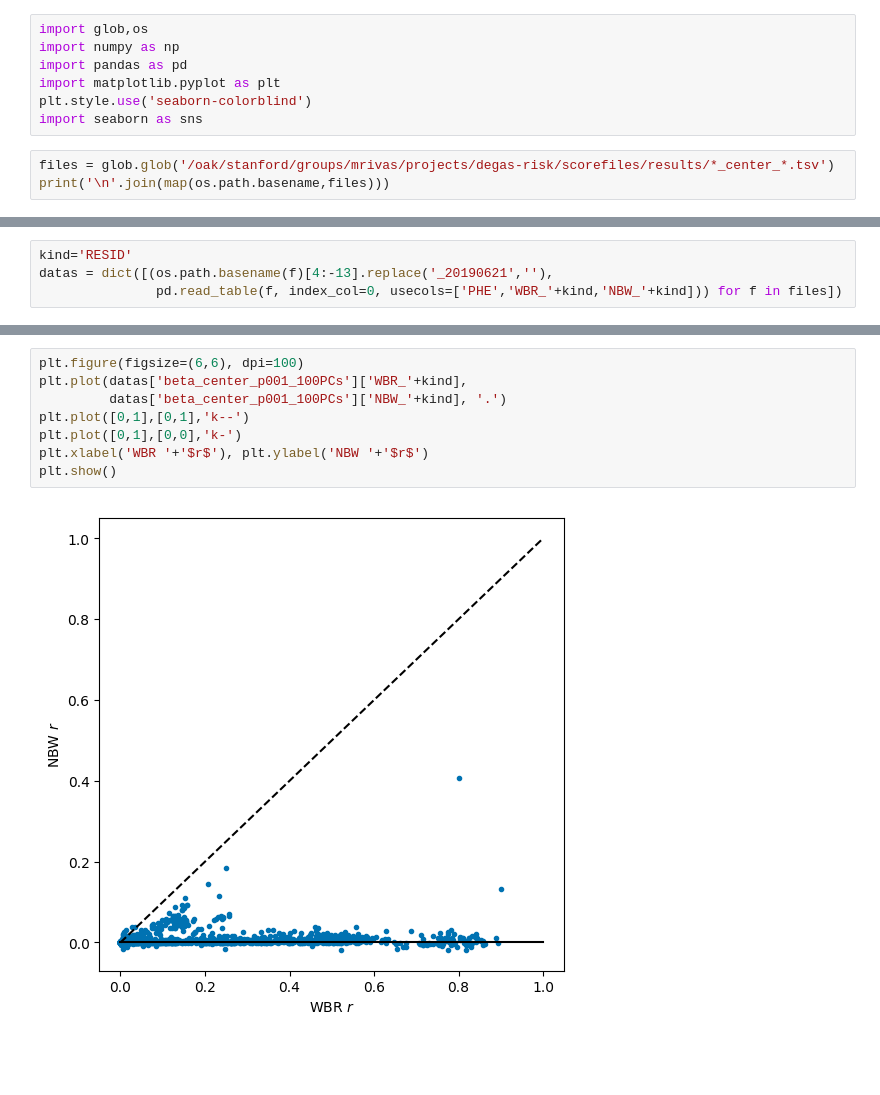
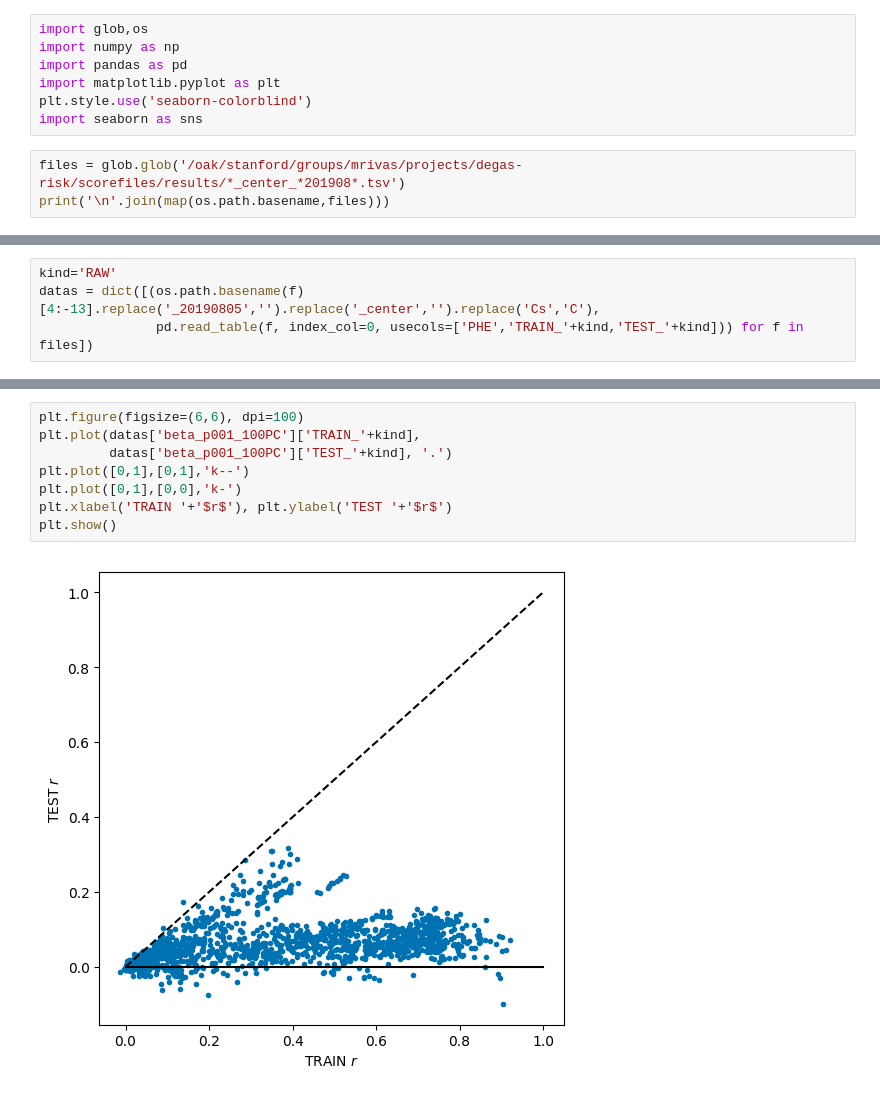
Before and after one commit to rivas-lab/degas-risk, a Jupyter notebook: supplement/FigureS1-Hyperparameter_Optimization.ipynb, the cells around one changed output, grey strips where cells are left out. Saved outputs shown, nothing was run; the diff lists cells and outputs as text; blank space fills up the shorter version.

```diff
--- a/supplement/FigureS1-Hyperparameter_Optimization.ipynb
+++ b/supplement/FigureS1-Hyperparameter_Optimization.ipynb
@@ -6,6 +6,6 @@ import matplotlib.pyplot as plt
 plt.style.use('seaborn-colorblind')
 import seaborn as sns
 # %%
-files = glob.glob('/oak/stanford/groups/mrivas/projects/degas-risk/scorefiles/results/*_center_*.tsv')
+files = glob.glob('/oak/stanford/groups/mrivas/projects/degas-risk/scorefiles/results/*_center_*201908*.tsv')
 print('\n'.join(map(os.path.basename,files)))
 # %% [output]
@@ -29,5 +29,5 @@ all_z_center_p00001_20190621_500PCs.pearsonr.tsv
 # %%
-kind='RESID'
-datas = dict([(os.path.basename(f)[4:-13].replace('_20190621',''),
-               pd.read_table(f, index_col=0, usecols=['PHE','WBR_'+kind,'NBW_'+kind])) for f in files])
+kind='RAW'
+datas = dict([(os.path.basename(f)[4:-13].replace('_20190805','').replace('_center','').replace('Cs','C'),
+               pd.read_table(f, index_col=0, usecols=['PHE','TRAIN_'+kind,'TEST_'+kind])) for f in files])
 # %%
@@ -119,11 +120,11 @@ pd.DataFrame([datas[d].loc['INI50',:] for d in datas], index=[d for d in datas])
 # %%
 plt.figure(figsize=(6,6), dpi=100)
-plt.plot(datas['beta_center_p001_100PCs']['WBR_'+kind],
-         datas['beta_center_p001_100PCs']['NBW_'+kind], '.')
+plt.plot(datas['beta_p001_100PC']['TRAIN_'+kind],
+         datas['beta_p001_100PC']['TEST_'+kind], '.')
 plt.plot([0,1],[0,1],'k--')
 plt.plot([0,1],[0,0],'k-')
-plt.xlabel('WBR '+'$r$'), plt.ylabel('NBW '+'$r$')
+plt.xlabel('TRAIN '+'$r$'), plt.ylabel('TEST '+'$r$')
 plt.show()
 # %% [output]
-[figure, old version]
+[figure, new version]
 # %%
```
Also changed, not shown: parts of 11 cells of this notebook, 1 other file.
